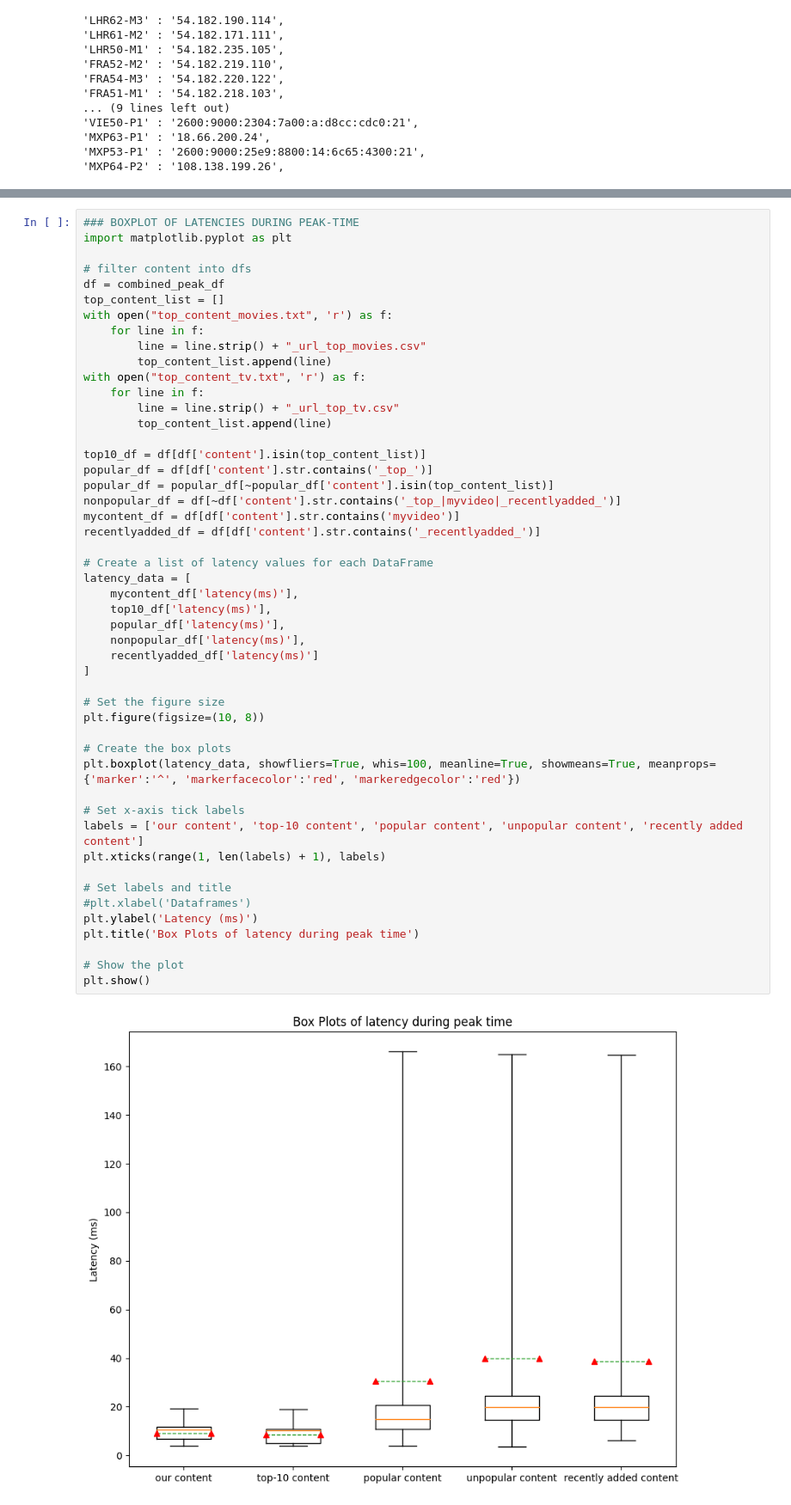
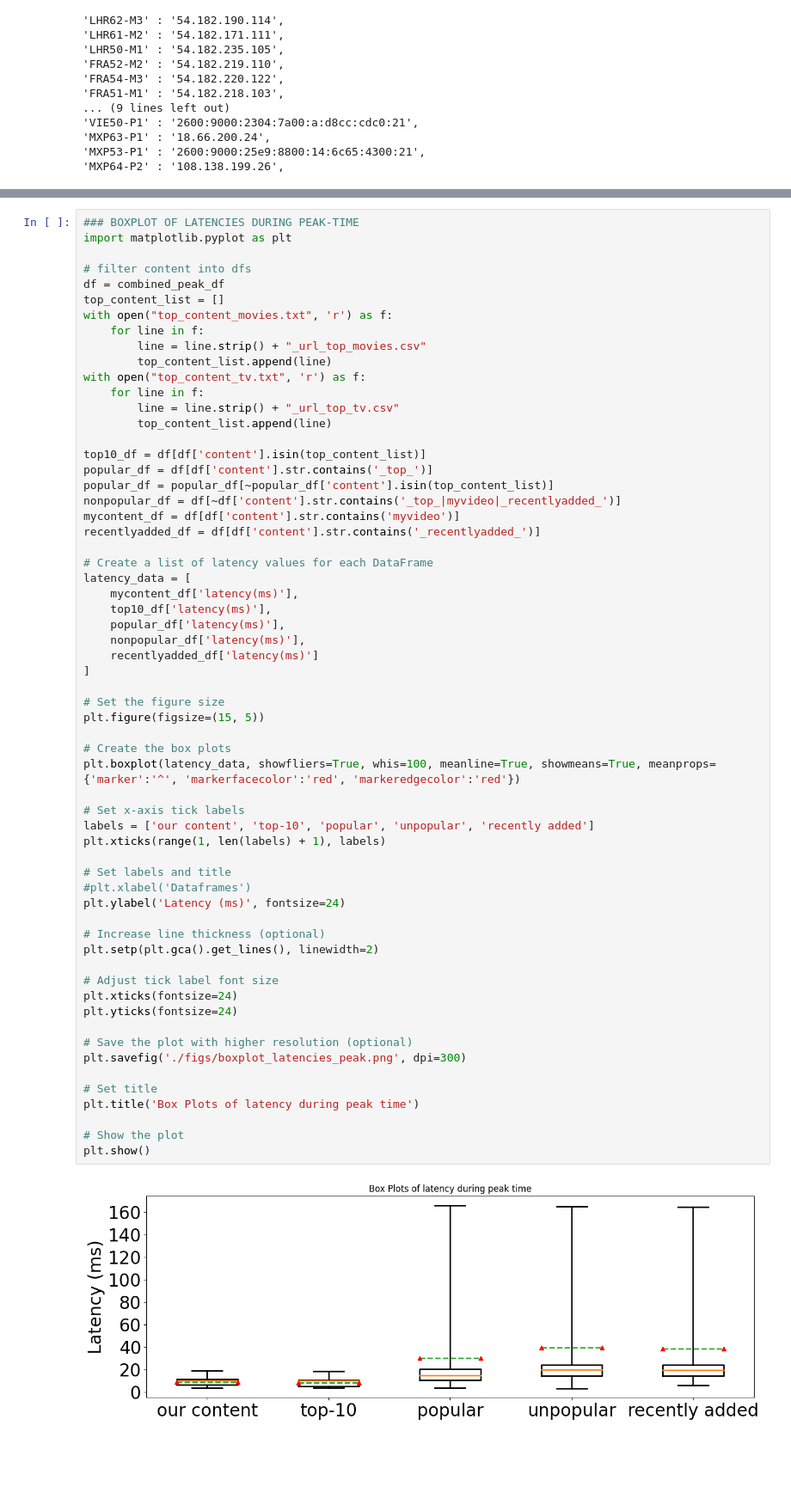
Before and after one commit to muhamd-abdullah/PrimeVideo-Scripts, a Jupyter notebook: HOTNETS23/plots_hotnets23.ipynb, the cells around one changed output, grey strips where cells are left out. Shown at 86% size. Saved outputs shown, nothing was run; the diff lists cells and outputs as text; blank space fills up the shorter version.

```diff
--- a/HOTNETS23/plots_hotnets23.ipynb
+++ b/HOTNETS23/plots_hotnets23.ipynb
@@ -288,37 +326,49 @@ top10_df = df[df['content'].isin(top_content_list)]
 popular_df = df[df['content'].str.contains('_top_')]
 popular_df = popular_df[~popular_df['content'].isin(top_content_list)]
 nonpopular_df = df[~df['content'].str.contains('_top_|myvideo|_recentlyadded_')]
 mycontent_df = df[df['content'].str.contains('myvideo')]
 recentlyadded_df = df[df['content'].str.contains('_recentlyadded_')]
 
 # Create a list of latency values for each DataFrame
 latency_data = [
     mycontent_df['latency(ms)'],
     top10_df['latency(ms)'],
     popular_df['latency(ms)'],
     nonpopular_df['latency(ms)'],
     recentlyadded_df['latency(ms)']
 ]
 
 # Set the figure size
-plt.figure(figsize=(10, 8))
+plt.figure(figsize=(15, 5))
 
 # Create the box plots
 plt.boxplot(latency_data, showfliers=True, whis=100, meanline=True, showmeans=True, meanprops={'marker':'^', 'markerfacecolor':'red', 'markeredgecolor':'red'})
 
 # Set x-axis tick labels
-labels = ['our content', 'top-10 content', 'popular content', 'unpopular content', 'recently added content']
+labels = ['our content', 'top-10', 'popular', 'unpopular', 'recently added']
 plt.xticks(range(1, len(labels) + 1), labels)
 
 # Set labels and title
 #plt.xlabel('Dataframes')
-plt.ylabel('Latency (ms)')
+plt.ylabel('Latency (ms)', fontsize=24)
+
+# Increase line thickness (optional)
+plt.setp(plt.gca().get_lines(), linewidth=2)
+
+# Adjust tick label font size
+plt.xticks(fontsize=24)
+plt.yticks(fontsize=24)
+
+# Save the plot with higher resolution (optional)
+plt.savefig('./figs/boxplot_latencies_peak.png', dpi=300)
+
+# Set title
 plt.title('Box Plots of latency during peak time')
 
 # Show the plot
 plt.show()
 # %% [output]
-[figure, old version]
+[figure, new version]
 # %%
 ### BOXPLOT OF LATENCIES DURING NON-PEAK-TIME
 import matplotlib.pyplot as plt
```
Also changed, not shown: parts of 11 cells of this notebook, 1 other file.
